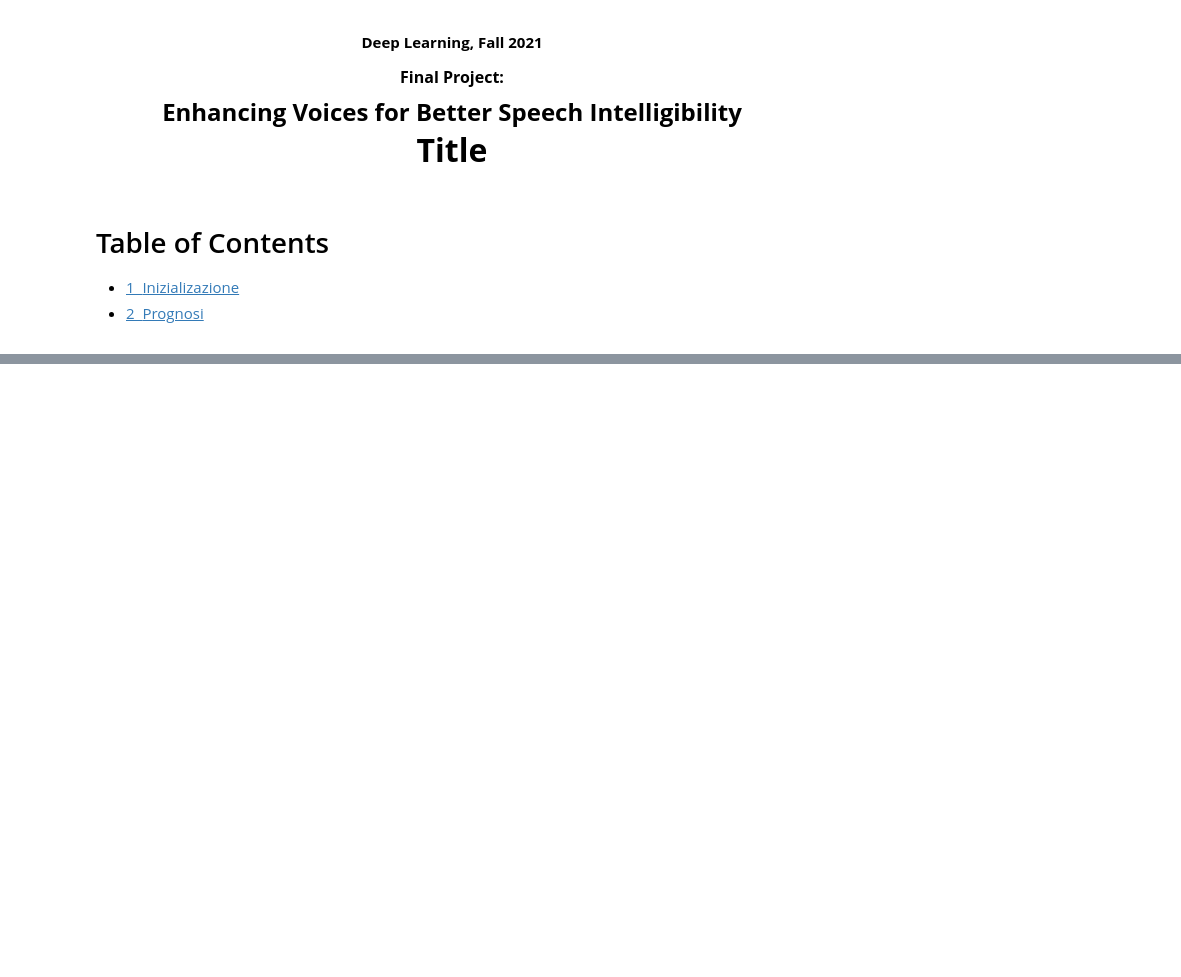
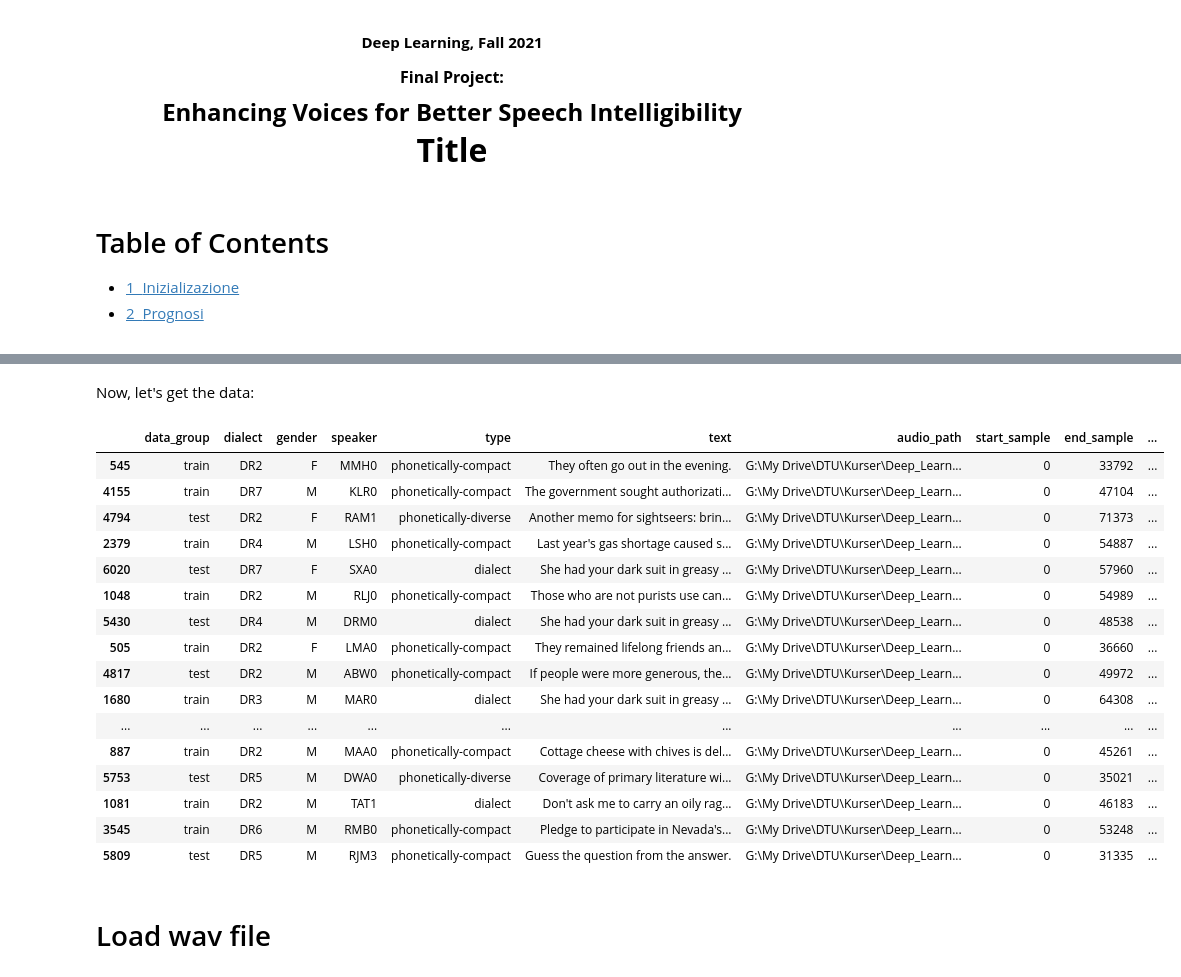
Before and after one commit to wrubino/deep-learning-2021-final-project, a Jupyter notebook: main.ipynb, the cells around one changed output, grey strips where cells are left out. Saved outputs shown, nothing was run; the diff lists cells and outputs as text; code cells hidden in the pictures; blank space fills up the shorter version.

Commit message:
Project startup, STOI package downloaded

```diff
--- a/main.ipynb
+++ b/main.ipynb
@@ -27,0 +119,2 @@ ModuleNotFoundError: No module named 'matlab'
+# %% [markdown]
+Now, let's get the data:
@@ -27,0 +246,25 @@ ModuleNotFoundError: No module named 'matlab'
+# %%
+# Load the data from memory:
+df_sentences = pd.read_pickle(paths.cache.sentence_data)
+# %%
+display(df_sentences.sample(20))
+# %% [output]
+|  | data_group | dialect | gender | speaker | type | text | audio_path | start_sample | end_sample | ... |
+| 545 | train | DR2 | F | MMH0 | phonetically-compact | They often go out in the evening. | G:\My Drive\DTU\Kurser\Deep_Learn... | 0 | 33792 | ... |
+| 4155 | train | DR7 | M | KLR0 | phonetically-compact | The government sought authorizati... | G:\My Drive\DTU\Kurser\Deep_Learn... | 0 | 47104 | ... |
+| 4794 | test | DR2 | F | RAM1 | phonetically-diverse | Another memo for sightseers: brin... | G:\My Drive\DTU\Kurser\Deep_Learn... | 0 | 71373 | ... |
+| 2379 | train | DR4 | M | LSH0 | phonetically-compact | Last year's gas shortage caused s... | G:\My Drive\DTU\Kurser\Deep_Learn... | 0 | 54887 | ... |
+| 6020 | test | DR7 | F | SXA0 | dialect | She had your dark suit in greasy ... | G:\My Drive\DTU\Kurser\Deep_Learn... | 0 | 57960 | ... |
+| 1048 | train | DR2 | M | RLJ0 | phonetically-compact | Those who are not purists use can... | G:\My Drive\DTU\Kurser\Deep_Learn... | 0 | 54989 | ... |
+| 5430 | test | DR4 | M | DRM0 | dialect | She had your dark suit in greasy ... | G:\My Drive\DTU\Kurser\Deep_Learn... | 0 | 48538 | ... |
+| 505 | train | DR2 | F | LMA0 | phonetically-compact | They remained lifelong friends an... | G:\My Drive\DTU\Kurser\Deep_Learn... | 0 | 36660 | ... |
+| 4817 | test | DR2 | M | ABW0 | phonetically-compact | If people were more generous, the... | G:\My Drive\DTU\Kurser\Deep_Learn... | 0 | 49972 | ... |
+| 1680 | train | DR3 | M | MAR0 | dialect | She had your dark suit in greasy ... | G:\My Drive\DTU\Kurser\Deep_Learn... | 0 | 64308 | ... |
+| ... | ... | ... | ... | ... | ... | ... | ... | ... | ... | ... |
+| 887 | train | DR2 | M | MAA0 | phonetically-compact | Cottage cheese with chives is del... | G:\My Drive\DTU\Kurser\Deep_Learn... | 0 | 45261 | ... |
+| 5753 | test | DR5 | M | DWA0 | phonetically-diverse | Coverage of primary literature wi... | G:\My Drive\DTU\Kurser\Deep_Learn... | 0 | 35021 | ... |
+| 1081 | train | DR2 | M | TAT1 | dialect | Don't ask me to carry an oily rag... | G:\My Drive\DTU\Kurser\Deep_Learn... | 0 | 46183 | ... |
+| 3545 | train | DR6 | M | RMB0 | phonetically-compact | Pledge to participate in Nevada's... | G:\My Drive\DTU\Kurser\Deep_Learn... | 0 | 53248 | ... |
+| 5809 | test | DR5 | M | RJM3 | phonetically-compact | Guess the question from the answer. | G:\My Drive\DTU\Kurser\Deep_Learn... | 0 | 31335 | ... |
+# %% [markdown]
+# Load wav file
```
Also changed, not shown: parts of 12 cells of this notebook, 17 other files.
